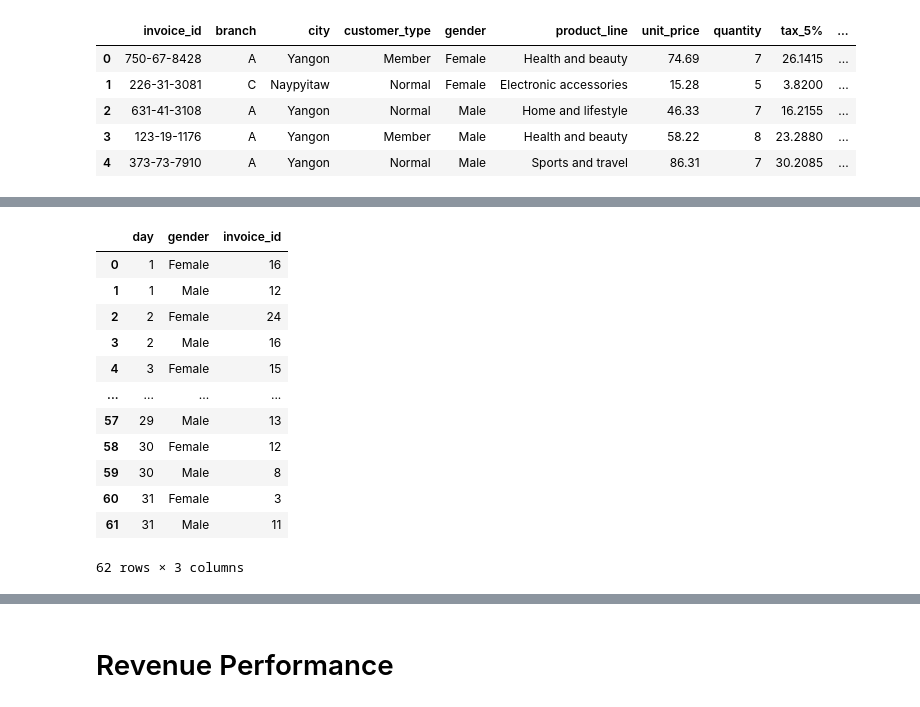
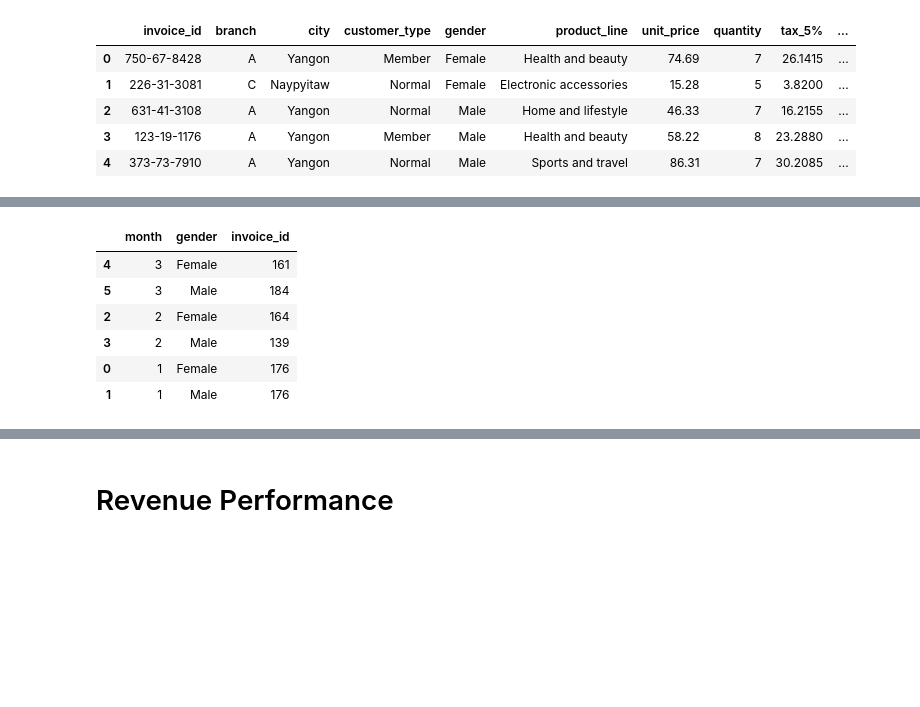
Before and after one commit to PPJQ/StoreAnalysis, a Jupyter notebook: StoreAnalysis.ipynb, the cells around one changed output, grey strips where cells are left out. Drawn from its saved outputs; the diff is of its cells as text; code cells hidden in the pictures; blank space fills up the shorter version.

Commit message:
Progress in the Customer Behavior section.

```diff
--- a/StoreAnalysis.ipynb
+++ b/StoreAnalysis.ipynb
@@ -316,6 +425,7 @@ As we can see, the dataset is for 3 moths, thats enough time to review the behav
 # %%
-# Creating a new column for day of the month
+# Creating a new column for day of the month and month
 df['day'] = df['date'].dt.day
+df['month'] = df['date'].dt.month
 
 df.head()
 # %% [output]
@@ -328,19 +461,13 @@ df.head()
 # %%
-# Grouping per day and per gender
-customer_per_day = df.groupby(['day', 'gender'], as_index=False).agg({'invoice_id': 'count'}).sort_values(by='day')
+# Grouping per month and per gender
+customer_per_date = df.groupby(['month', 'gender'], as_index=False).agg({'invoice_id': 'count'}).sort_values(by='month', ascending=False)
 
-customer_per_day
+customer_per_date.head(10)
 # %% [output]
-|  | day | gender | invoice_id |
-| 0 | 1 | Female | 16 |
-| 1 | 1 | Male | 12 |
-| 2 | 2 | Female | 24 |
-| 3 | 2 | Male | 16 |
-| 4 | 3 | Female | 15 |
-| ... | ... | ... | ... |
-| 57 | 29 | Male | 13 |
-| 58 | 30 | Female | 12 |
-| 59 | 30 | Male | 8 |
-| 60 | 31 | Female | 3 |
-| 61 | 31 | Male | 11 |
+|  | month | gender | invoice_id |
+| 4 | 3 | Female | 161 |
+| 5 | 3 | Male | 184 |
+| 2 | 2 | Female | 164 |
+| 3 | 2 | Male | 139 |
+| 0 | 1 | Female | 176 |
+| 1 | 1 | Male | 176 |
-62 rows × 3 columns
```
Also changed, not shown: parts of 18 cells of this notebook.
